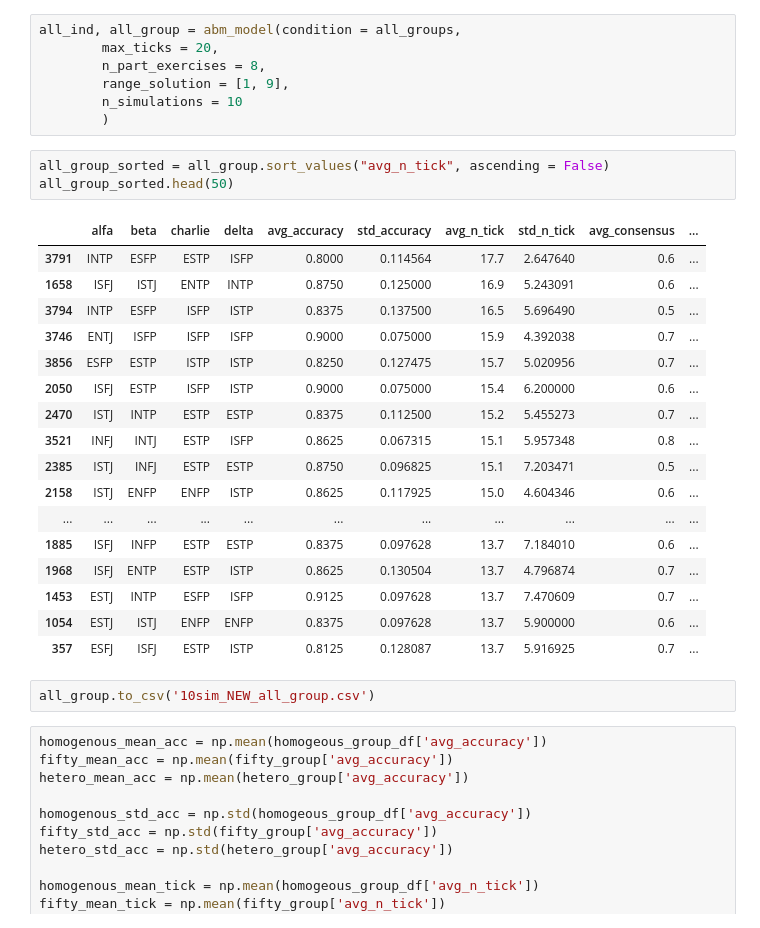
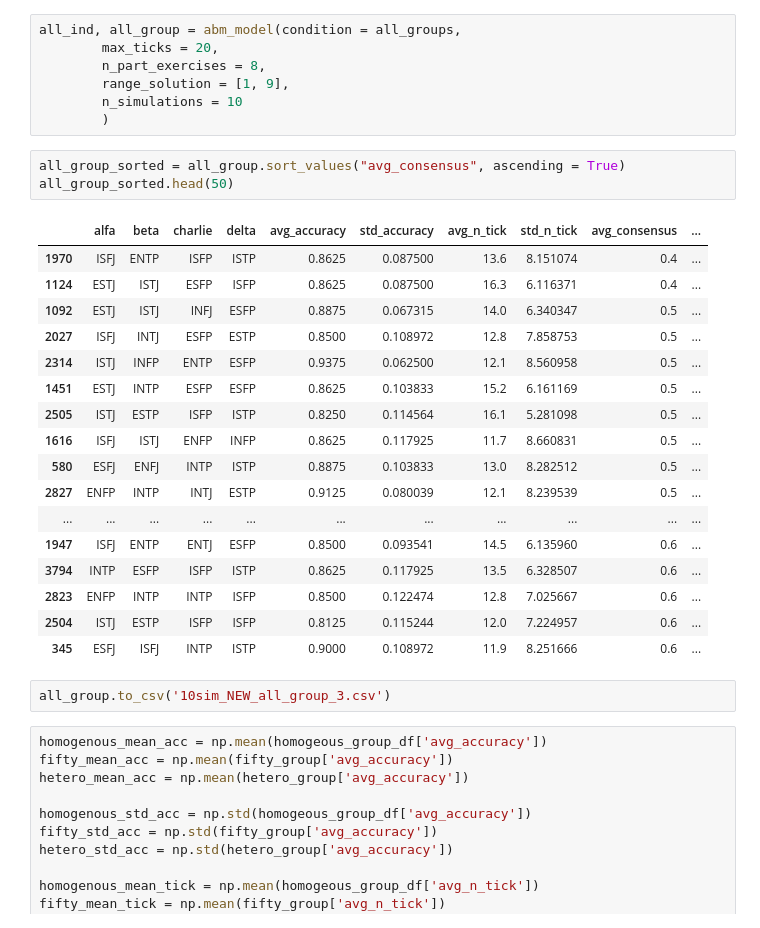
Before and after one commit to MinaAlmasi/ABM-study-group, a Jupyter notebook: ABM_Main_Fifle_indsolutions.ipynb, the cells around one changed output. Drawn from its saved outputs; the diff is of its cells as text.

```diff
--- a/ABM_Main_Fifle_indsolutions.ipynb
+++ b/ABM_Main_Fifle_indsolutions.ipynb
@@ -632,28 +591,28 @@ all_ind, all_group = abm_model(condition = all_groups,
         n_simulations = 10
         )
 # %%
-all_group_sorted = all_group.sort_values("avg_n_tick", ascending = False)
+all_group_sorted = all_group.sort_values("avg_consensus", ascending = True)
 all_group_sorted.head(50)
 # %% [output]
 |  | alfa | beta | charlie | delta | avg_accuracy | std_accuracy | avg_n_tick | std_n_tick | avg_consensus | ... |
-| 3791 | INTP | ESFP | ESTP | ISFP | 0.8000 | 0.114564 | 17.7 | 2.647640 | 0.6 | ... |
-| 1658 | ISFJ | ISTJ | ENTP | INTP | 0.8750 | 0.125000 | 16.9 | 5.243091 | 0.6 | ... |
-| 3794 | INTP | ESFP | ISFP | ISTP | 0.8375 | 0.137500 | 16.5 | 5.696490 | 0.5 | ... |
-| 3746 | ENTJ | ISFP | ISFP | ISFP | 0.9000 | 0.075000 | 15.9 | 4.392038 | 0.7 | ... |
-| 3856 | ESFP | ESTP | ISTP | ISTP | 0.8250 | 0.127475 | 15.7 | 5.020956 | 0.7 | ... |
-| 2050 | ISFJ | ESTP | ISFP | ISTP | 0.9000 | 0.075000 | 15.4 | 6.200000 | 0.6 | ... |
-| 2470 | ISTJ | INTP | ESTP | ESTP | 0.8375 | 0.112500 | 15.2 | 5.455273 | 0.7 | ... |
-| 3521 | INFJ | INTJ | ESTP | ISFP | 0.8625 | 0.067315 | 15.1 | 5.957348 | 0.8 | ... |
-| 2385 | ISTJ | INFJ | ESTP | ESTP | 0.8750 | 0.096825 | 15.1 | 7.203471 | 0.5 | ... |
-| 2158 | ISTJ | ENFP | ENFP | ISTP | 0.8625 | 0.117925 | 15.0 | 4.604346 | 0.6 | ... |
+| 1970 | ISFJ | ENTP | ISFP | ISTP | 0.8625 | 0.087500 | 13.6 | 8.151074 | 0.4 | ... |
+| 1124 | ESTJ | ISTJ | ESFP | ISFP | 0.8625 | 0.087500 | 16.3 | 6.116371 | 0.4 | ... |
+| 1092 | ESTJ | ISTJ | INFJ | ESFP | 0.8875 | 0.067315 | 14.0 | 6.340347 | 0.5 | ... |
+| 2027 | ISFJ | INTJ | ESFP | ESTP | 0.8500 | 0.108972 | 12.8 | 7.858753 | 0.5 | ... |
+| 2314 | ISTJ | INFP | ENTP | ESFP | 0.9375 | 0.062500 | 12.1 | 8.560958 | 0.5 | ... |
+| 1451 | ESTJ | INTP | ESFP | ESFP | 0.8625 | 0.103833 | 15.2 | 6.161169 | 0.5 | ... |
+| 2505 | ISTJ | ESTP | ISFP | ISTP | 0.8250 | 0.114564 | 16.1 | 5.281098 | 0.5 | ... |
+| 1616 | ISFJ | ISTJ | ENFP | INFP | 0.8625 | 0.117925 | 11.7 | 8.660831 | 0.5 | ... |
+| 580 | ESFJ | ENFJ | INTP | ISTP | 0.8875 | 0.103833 | 13.0 | 8.282512 | 0.5 | ... |
+| 2827 | ENFP | INTP | INTJ | ESTP | 0.9125 | 0.080039 | 12.1 | 8.239539 | 0.5 | ... |
 | ... | ... | ... | ... | ... | ... | ... | ... | ... | ... | ... |
-| 1885 | ISFJ | INFP | ESTP | ESTP | 0.8375 | 0.097628 | 13.7 | 7.184010 | 0.6 | ... |
-| 1968 | ISFJ | ENTP | ESTP | ISTP | 0.8625 | 0.130504 | 13.7 | 4.796874 | 0.7 | ... |
-| 1453 | ESTJ | INTP | ESFP | ISFP | 0.9125 | 0.097628 | 13.7 | 7.470609 | 0.7 | ... |
-| 1054 | ESTJ | ISTJ | ENFP | ENFP | 0.8375 | 0.097628 | 13.7 | 5.900000 | 0.6 | ... |
-| 357 | ESFJ | ISFJ | ESTP | ISTP | 0.8125 | 0.128087 | 13.7 | 5.916925 | 0.7 | ... |
+| 1947 | ISFJ | ENTP | ENTJ | ESFP | 0.8500 | 0.093541 | 14.5 | 6.135960 | 0.6 | ... |
+| 3794 | INTP | ESFP | ISFP | ISTP | 0.8625 | 0.117925 | 13.5 | 6.328507 | 0.6 | ... |
+| 2823 | ENFP | INTP | INTP | ISFP | 0.8500 | 0.122474 | 12.8 | 7.025667 | 0.6 | ... |
+| 2504 | ISTJ | ESTP | ISFP | ISFP | 0.8125 | 0.115244 | 12.0 | 7.224957 | 0.6 | ... |
+| 345 | ESFJ | ISFJ | INTP | ISTP | 0.9000 | 0.108972 | 11.9 | 8.251666 | 0.6 | ... |
 # %%
-all_group.to_csv('10sim_NEW_all_group.csv')
+all_group.to_csv('10sim_NEW_all_group_3.csv')
 # %%
 homogenous_mean_acc = np.mean(homogeous_group_df['avg_accuracy'])
 fifty_mean_acc = np.mean(fifty_group['avg_accuracy'])
```
Also changed, not shown: parts of 8 cells of this notebook.
